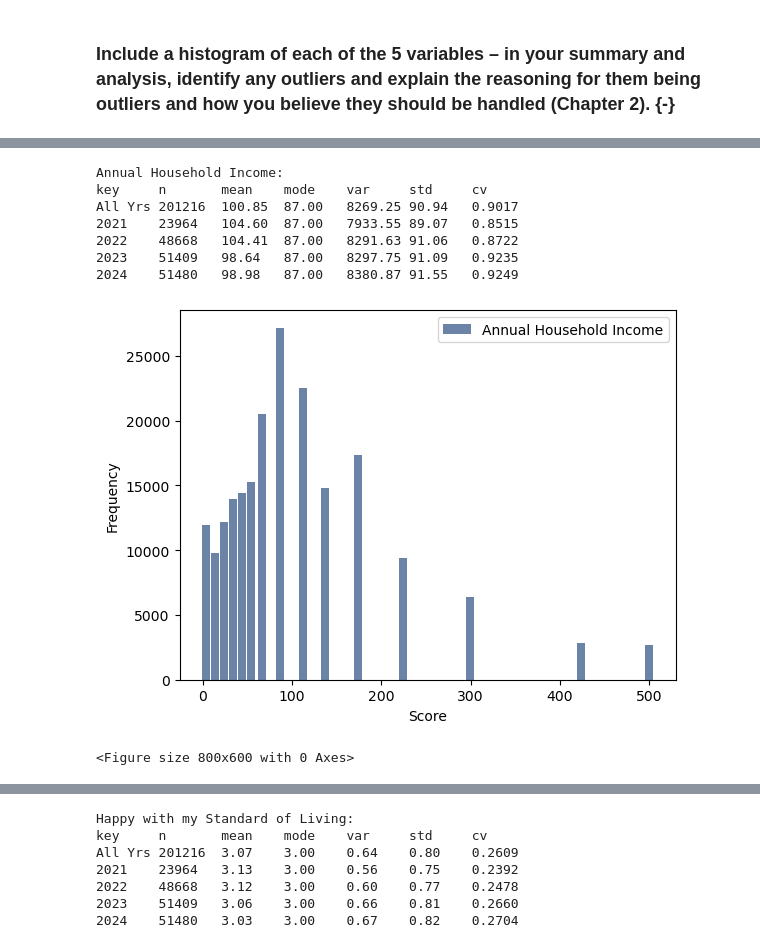
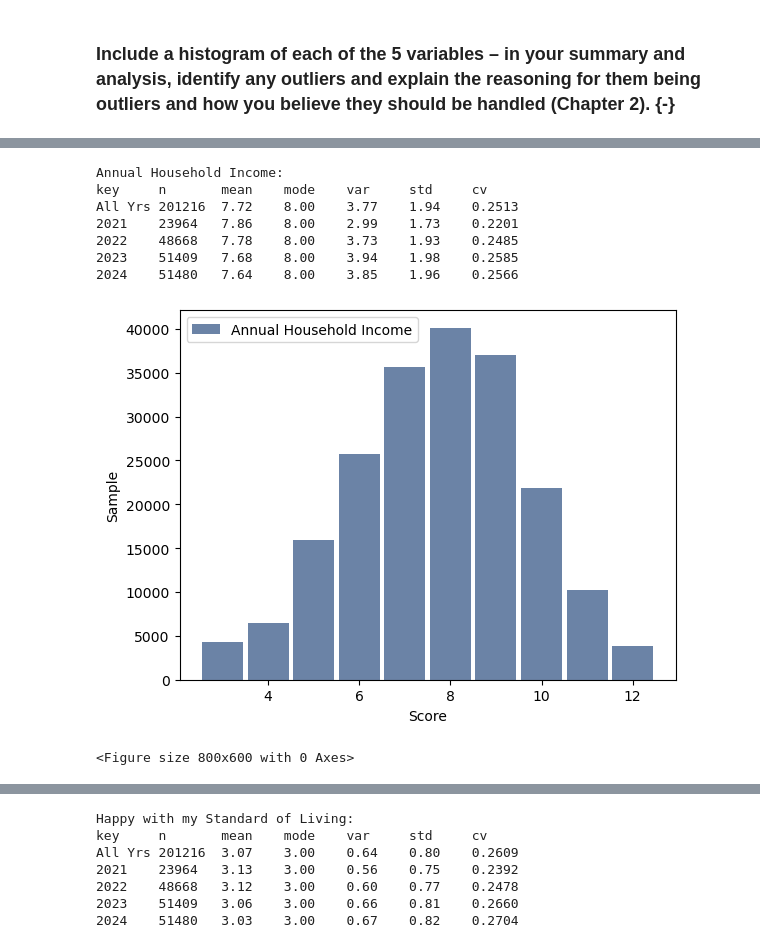
Before and after one commit to jeffbaronp3/BARON_DSC530_TermProject, a Jupyter notebook: BARON_DSC530_TermProject.ipynb, the cells around one changed output, grey strips where cells are left out. Cells and saved outputs as stored; diff of their text form; code cells hidden in the pictures.

```diff
--- a/BARON_DSC530_TermProject.ipynb
+++ b/BARON_DSC530_TermProject.ipynb
@@ -116,0 +167,6 @@ print(data.head(10))
+# %%
+data["Wave"] = [int(x)-81 for x in first["RespID"].str[:2]]
+data["Happy"] = first["Happy"]
+data["Politics"] = first["Politics"]
+
+print(data.head(10))
@@ -135,19 +203,19 @@ All Yrs 201216  2.47    3.00    1.04    1.02    0.4126
 # %%
 # Histograms of HHI
 
-Summarize(data,"HHI","Annual Household Income:")
-hist = thinkstats2.Hist(data.HHI, label='Annual Household Income')
+Summarize(data,"Wealth","Annual Household Income:")
+hist = thinkstats2.Hist(data.Wealth, label='Annual Household Income')
 thinkplot.Hist(hist)
-thinkplot.Show(xlabel='Score', ylabel='Frequency')
+thinkplot.Show(xlabel='Score', ylabel='Sample')
 # %% [output]
 Annual Household Income:
 key     n       mean    mode    var     std     cv
-All Yrs 201216  100.85  87.00   8269.25 90.94   0.9017
-2021    23964   104.60  87.00   7933.55 89.07   0.8515
-2022    48668   104.41  87.00   8291.63 91.06   0.8722
-2023    51409   98.64   87.00   8297.75 91.09   0.9235
-2024    51480   98.98   87.00   8380.87 91.55   0.9249
+All Yrs 201216  7.72    8.00    3.77    1.94    0.2513
+2021    23964   7.86    8.00    2.99    1.73    0.2201
+2022    48668   7.78    8.00    3.73    1.93    0.2485
+2023    51409   7.68    8.00    3.94    1.98    0.2585
+2024    51480   7.64    8.00    3.85    1.96    0.2566
-[figure, old version]
+[figure, new version]
 <Figure size 800x600 with 0 Axes>
 # %%
 # Histograms of Love
```
Also changed, not shown: parts of 13 cells of this notebook, 5 other files.
